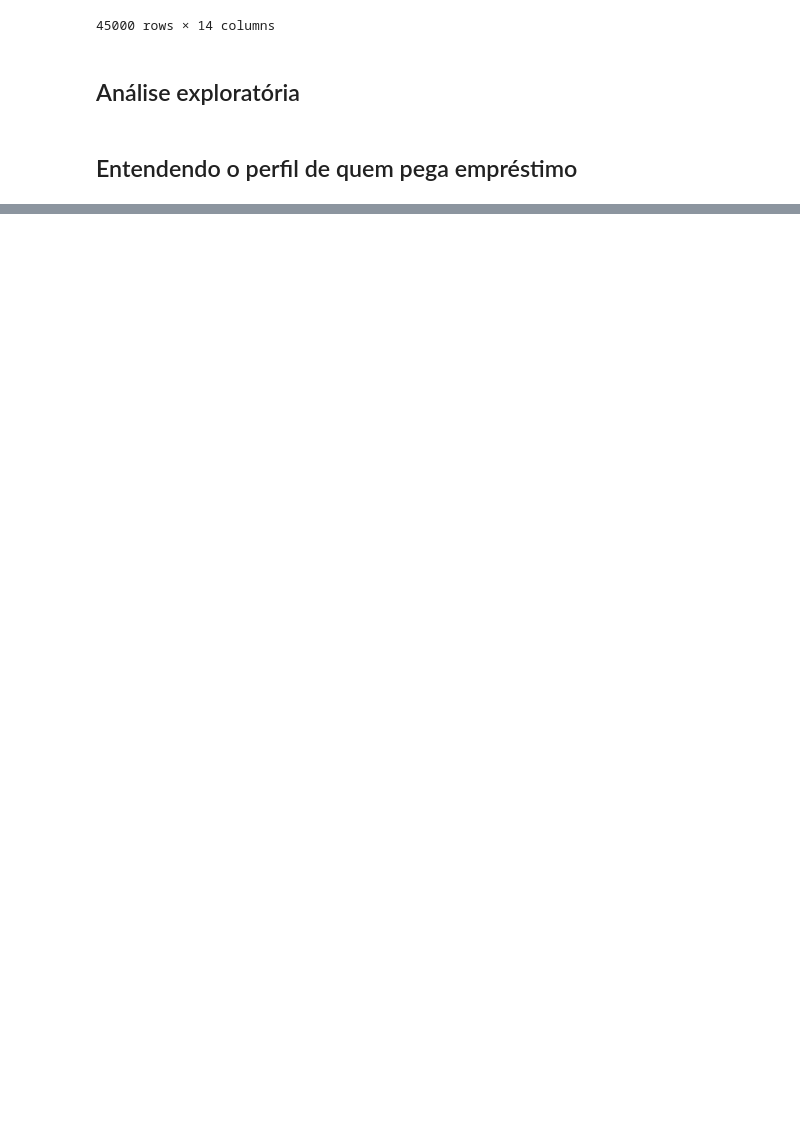
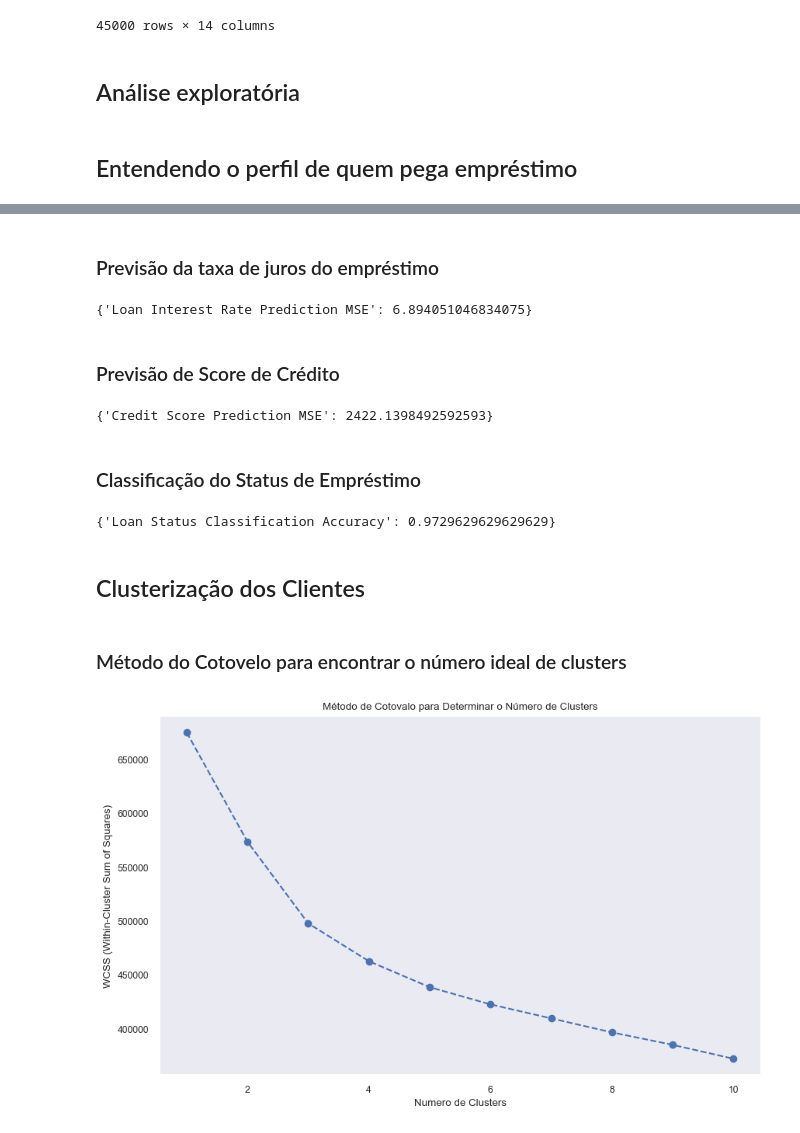
Before and after one commit to tomasmiele/analise_exploratoria_cretido, a Jupyter notebook: Análise Exploratória de Análise de Crédito.ipynb, the cells around one changed output, grey strips where cells are left out. Saved outputs shown, nothing was run; the diff lists cells and outputs as text; code cells hidden in the pictures; blank space fills up the shorter version.

Commit message:
modelos de previsão e classificação

```diff
--- a/Análise Exploratória de Análise de Crédito.ipynb
+++ b/Análise Exploratória de Análise de Crédito.ipynb
@@ -157,0 +170,79 @@ Coorelação do Grupo 3:
+# %% [markdown]
+### Previsão da taxa de juros do empréstimo
+# %%
+# Previsão de Taxa de Juros
+X_loan_int_rate = df.drop(columns=['loan_int_rate'])
+y_loan_int_rate = df['loan_int_rate']
+
+X_train_lr, X_test_lr, y_train_lr, y_test_lr = train_test_split(X_loan_int_rate, y_loan_int_rate, test_size=0.3, random_state=42)
+regressor = RandomForestRegressor(random_state=42)
+regressor.fit(X_train_lr, y_train_lr)
+y_pred_lr = regressor.predict(X_test_lr)
+mse_lr = mean_squared_error(y_test_lr, y_pred_lr)
+{"Loan Interest Rate Prediction MSE": mse_lr}
+# %% [output]
+{'Loan Interest Rate Prediction MSE': 6.894051046834075}
+# %% [markdown]
+### Previsão de Score de Crédito
+# %%
+# Previsão de Score de Crédito
+X_credit_score = df.drop(columns=['credit_score'])
+y_credit_score = df['credit_score']
+
+X_train_cs, X_test_cs, y_train_cs, y_test_cs = train_test_split(X_credit_score, y_credit_score, test_size=0.3, random_state=42)
+regressor_cs = RandomForestRegressor(random_state=42)
+regressor_cs.fit(X_train_cs, y_train_cs)
+y_pred_cs = regressor_cs.predict(X_test_cs)
+mse_cs = mean_squared_error(y_test_cs, y_pred_cs)
+{"Credit Score Prediction MSE": mse_cs}
+# %% [output]
+{'Credit Score Prediction MSE': 2422.1398492592593}
+# %% [markdown]
+### Classificação do Status de Empréstimo
+# %%
+# Classificação do Status do Empréstimo
+X_loan_status = df.drop(columns=['loan_status'])
+y_loan_status = df['loan_status']
+
+X_train_ls, X_test_ls, y_train_ls, y_test_ls = train_test_split(X_loan_status, y_loan_status, test_size=0.3, random_state=42)
+classifier = RandomForestClassifier(random_state=42)
+classifier.fit(X_train_ls, y_train_ls)
+y_pred_ls = classifier.predict(X_test_ls)
+accuracy_ls = accuracy_score(y_test_ls, y_pred_ls)
+{"Loan Status Classification Accuracy": accuracy_ls}
+# %% [output]
+{'Loan Status Classification Accuracy': 0.9729629629629629}
+# %% [markdown]
+## Clusterização dos Clientes
+# %% [markdown]
+### Método do Cotovelo para encontrar o número ideal de clusters
+# %%
+# Clusterização de Clientes
+X_loan_intent = df.drop(columns=[col for col in df.columns if 'loan_intent_' in col])
+y_loan_intent = df[[col for col in df.columns if 'loan_intent_' in col]]
+
+X_cluster = df.copy()
+
+# Standardizing for clustering
+scaler = StandardScaler()
+X_cluster_scaled = scaler.fit_transform(X_cluster)
+
+# Calcular WCSS para diferentes números de clusters
+wcss = []
+cluster_range = range(1, 11)
+
+for k in cluster_range:
+    kmeans = KMeans(n_clusters=k, random_state=42)
+    kmeans.fit(X_cluster_scaled)
+    wcss.append(kmeans.inertia_)
+
+# Plot da Curva do Cotovelo
+plt.figure(figsize=(10, 6))
+plt.plot(cluster_range, wcss, marker='o', linestyle='--')
+plt.title('Método de Cotovalo para Determinar o Número de Clusters')
+plt.xlabel('Numero de Clusters')
+plt.ylabel('WCSS (Within-Cluster Sum of Squares)')
+plt.grid()
+plt.show()
+# %% [output]
+[figure, added]
```
Also changed, not shown: parts of 13 cells of this notebook.
